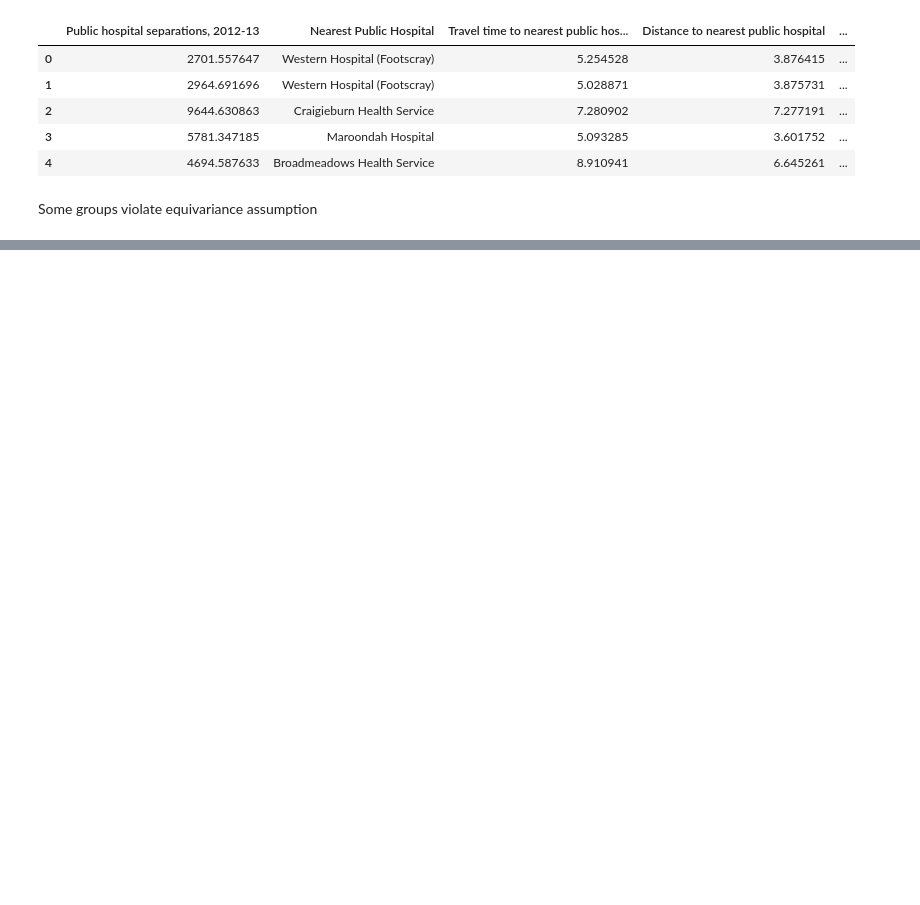
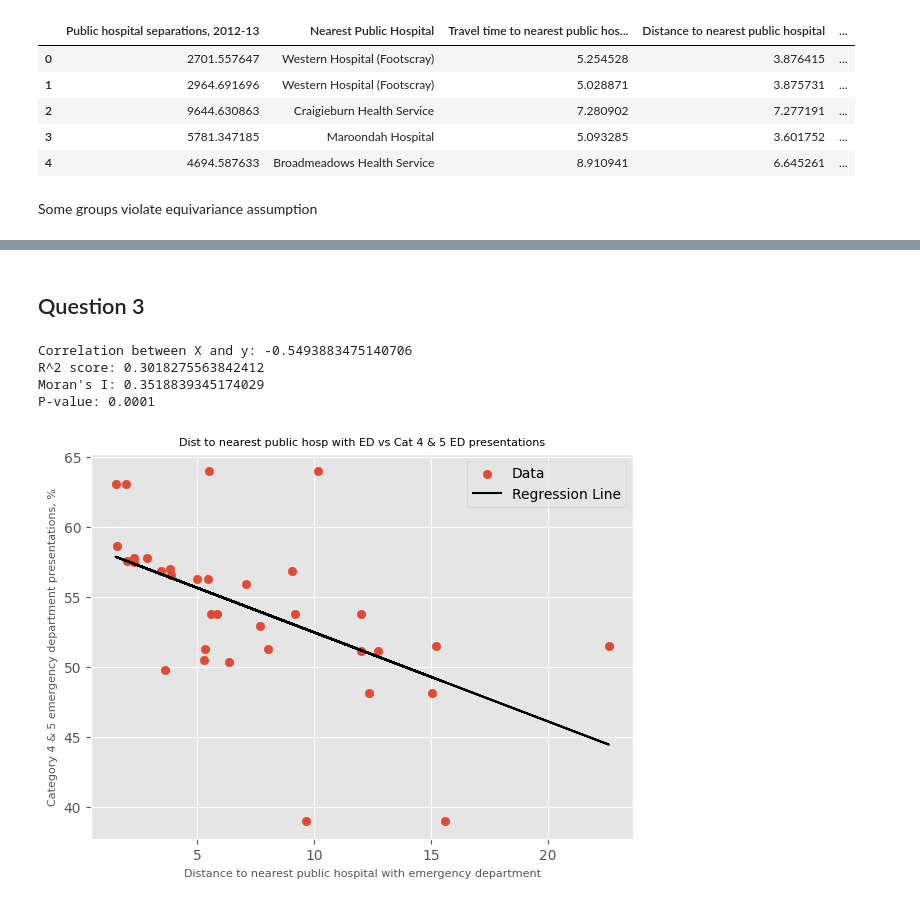
Before and after one commit to Subhasis-Biswas/ML4CPS_Project2, a Jupyter notebook: access_to_healthcare.ipynb, the cells around one changed output, grey strips where cells are left out. Drawn from its saved outputs; the diff is of its cells as text; code cells hidden in the pictures; blank space fills up the shorter version.

```diff
--- a/access_to_healthcare.ipynb
+++ b/access_to_healthcare.ipynb
@@ -1776,0 +460,51 @@ P-value: 0.0150
+# %% [markdown]
+## Question 3
+# %%
+## Distance to nearest public hospital with emergency department vs Category 4 & 5 emergency department visits
+
+y=hospital_data['Category 4 & 5 emergency department presentations, %'].values
+X=hospital_data['Distance to nearest public hospital with emergency department'].values
+
+X_flat=X
+X=X.reshape(-1,1)
+# %%
+# print correlation between X and y
+correlation=np.corrcoef(X_flat,y)[0,1]
+print(f'Correlation between X and y: {correlation}')
+
+# fit a linear regression model
+model=LinearRegression()
+model.fit(X,y)
+
+# print the r^2 score
+r2=model.score(X,y)
+print(f'R^2 score: {r2}')
+
+# check autocorrelation of residuals
+# compute residuals
+y_pred=model.predict(X)
+residuals=y-y_pred
+
+# compute Moran's I
+moran=Moran(residuals,w,permutations=9999)
+print(f"Moran's I: {moran.I}")
+print(f"P-value: {moran.p_sim}")
+
+# do a scatter plot of X vs y
+plt.figure(figsize=(7,5))
+plt.scatter(X,y)
+
+# plot the regression line
+plt.plot(X,model.predict(X),color='black')
+plt.xlabel('Distance to nearest public hospital with emergency department',fontsize=8)
+plt.ylabel('Category 4 & 5 emergency department presentations, %',fontsize=8)
+# keep the title short
+plt.title('Dist to nearest public hosp with ED vs Cat 4 & 5 ED presentations',fontsize=8)
+plt.legend(['Data','Regression Line'])
+plt.show()
+# %% [output]
+Correlation between X and y: -0.5493883475140706
+R^2 score: 0.3018275563842412
+Moran's I: 0.3518839345174029
+P-value: 0.0001
+[figure, added]
```
Also changed, not shown: parts of 76 cells of this notebook, 1 other file.
